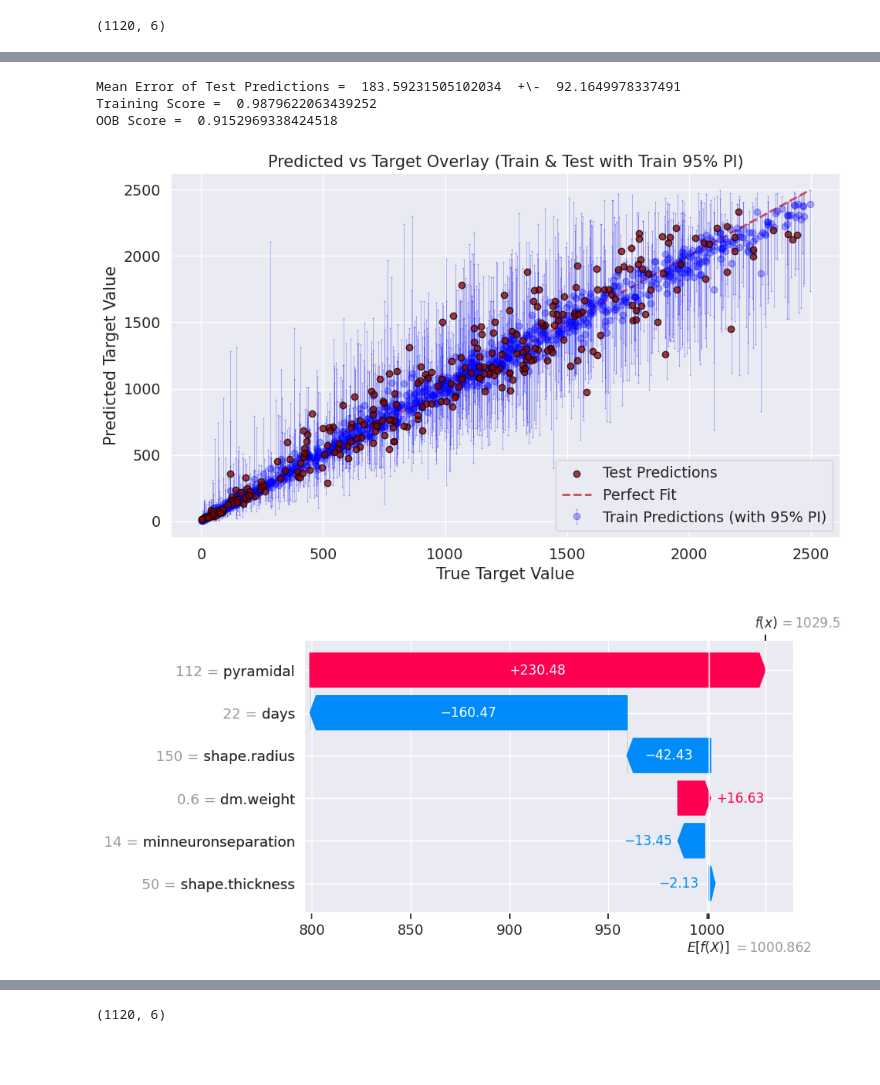
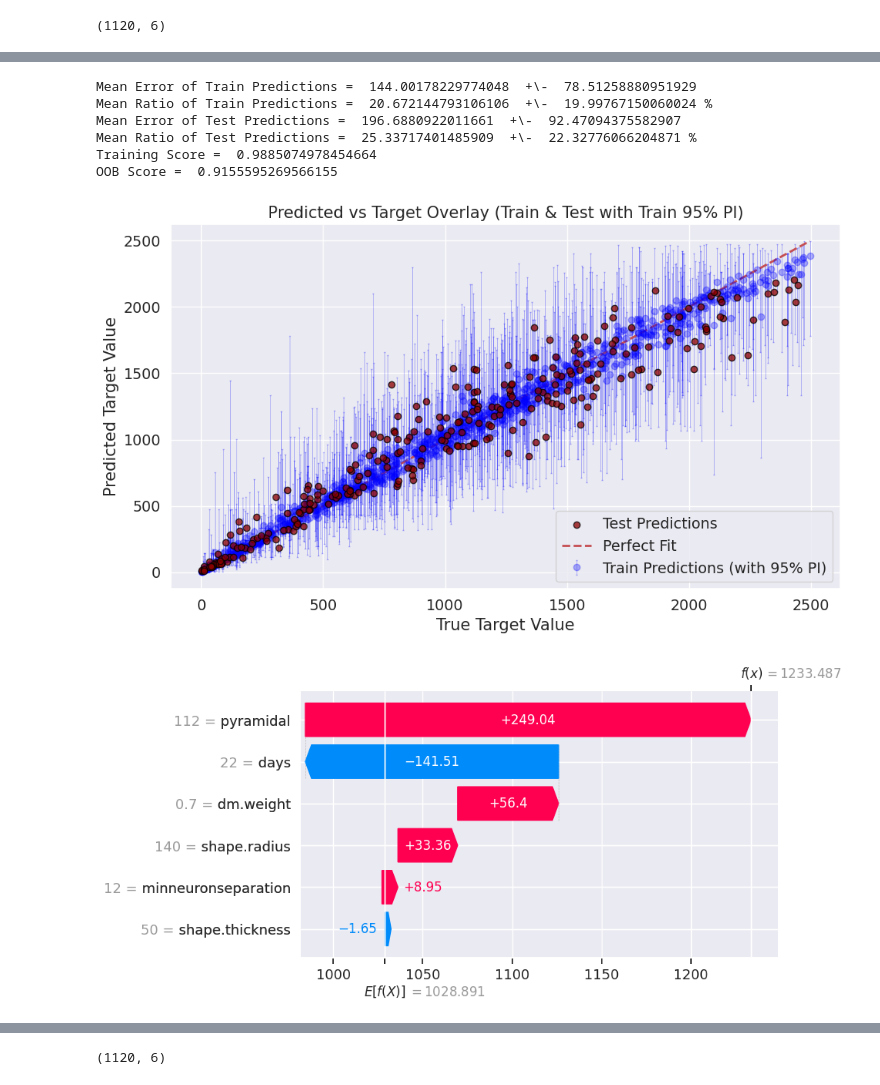
Before and after one commit to carboncopies/BrainEmulationChallenge, a Jupyter notebook: src/models/autoassociative/NetmorphParOptim/Phase2_Optim.ipynb, the cells around one changed output, grey strips where cells are left out. Saved outputs shown, nothing was run; the diff lists cells and outputs as text; code cells hidden in the pictures; blank space fills up the shorter version.

Commit message:
Add additional error calculations for model evaluation.

```diff
--- a/src/models/autoassociative/NetmorphParOptim/Phase2_Optim.ipynb
+++ b/src/models/autoassociative/NetmorphParOptim/Phase2_Optim.ipynb
@@ -144,7 +146,7 @@ print(y_train.head())
 Name: usable_conns2, dtype: int64
 # %%
  # Train Random Forest Regressor
-rf = RandomForestRegressor(n_estimators=100, bootstrap=True, oob_score=True, random_state=42)
+rf = RandomForestRegressor(n_estimators=2000, bootstrap=True, oob_score=True, random_state=42)
 model = rf.fit(X_train, y_train)
 
 
@@ -157,6 +159,14 @@ y_test_pred = rf.predict(X_test)
 train_predictions = np.array([dt.predict(X_train) for dt in rf.estimators_]).T
 lower_bound = np.percentile(train_predictions, 2.5, axis=1)
 upper_bound = np.percentile(train_predictions, 97.5, axis=1)
+
+# Calsulate standard deviation of each train prediction using
+# Lower=μ−1.96σ and Upper=μ+1.96σ
+std_train_pred = (upper_bound - lower_bound) / 3.92
+ratio_train = std_train_pred / y_train_pred * 100   # percentage
+print ('Mean Error of Train Predictions = ', np.mean(std_train_pred), ' +\- ', np.std(std_train_pred))
+print ('Mean Ratio of Train Predictions = ', np.mean(ratio_train), ' +\- ', np.std(ratio_train), '%')
+
 
 # Create combined 'Predicted vs Target' plot overlaying Train (with 95% PI) and Test set
 plt.figure(figsize=(10, 6))
@@ -182,46 +192,55 @@ y_err_test = [y_test_pred - lower_bound_test, upper_bound_test - y_test_pred]
 y_err_test[0] = np.maximum(y_err_test[0], 0)
 y_err_test[1] = np.maximum(y_err_test[1], 0)
 
-# Calsulate standard deviation of each test prediction using # Lower=μ−1.96σ
-# Upper=μ+1.96σ
+# Calsulate standard deviation of each test prediction using
+# Lower=μ−1.96σ and Upper=μ+1.96σ
 std_test_pred = (upper_bound_test - lower_bound_test) / 3.92
+ratio_test = std_test_pred / y_test_pred * 100
 print ('Mean Error of Test Predictions = ', np.mean(std_test_pred), ' +\- ', np.std(std_test_pred))
+print ('Mean Ratio of Test Predictions = ', np.mean(ratio_test), ' +\- ', np.std(ratio_test), '%')
 
 
 # Plot Test predictions as dark red dots
 plt.scatter(y_test, y_test_pred, color='darkred', alpha=0.75, edgecolors='black',
             label='Test Predictions', zorder=5)
 
-# # Plot Test with error bars
+# # Plot Test with error bars # 1.96 sigma (95% PI)
 # plt.errorbar(y_test, y_test_pred, yerr=y_err_test, fmt='o', color='darkred', alpha=0.3,
 #                 label='Test Predictions (with 95% PI)', elinewidth=0.6, capsize=1)
+
+# # Plot Test with error bars  # 1 sigma (68% PI)
+# plt.errorbar(y_test, y_test_pred, yerr=std_test_pred, fmt='o', color='darkred', alpha=0.3,
+#                 label='Test Predictions (with 68% PI)', elinewidth=0.6, capsize=1)
 
 # Plot diagonal reference line
 all_y = np.concatenate([y_train, y_test])
 plt.plot([all_y.min(), all_y.max()], [all_y.min(), all_y.max()], 'r--', lw=2, label='Perfect Fit')
 
 plt.xlabel('True Target Value')
 plt.ylabel('Predicted Target Value')
 plt.title('Predicted vs Target Overlay (Train & Test with Train 95% PI)')
 plt.legend()
 plt.tight_layout()
 
     # Also compute overall metrics
 from sklearn.metrics import mean_squared_error, r2_score
 r2_train = r2_score(y_train, y_train_pred)
 r2_test = r2_score(y_test, y_test_pred)
 
 # If your oob_score is high (e.g., > 0.8), model is generalizing well.
 # If your oob_score is low but your training score is high, your model is "memorizing" the training simulations
 # and your uncertainty intervals (error bars) will be lies — they will look small, but the model will fail on new unseen simulations.
 
 print('Training Score = ', r2_score(y_train, y_train_pred))  # Coefficient of Determination R^2 of the prediction on the training set
 print("OOB Score = ", rf.oob_score_)
 # %% [output]
-Mean Error of Test Predictions =  183.59231505102034  +\-  92.1649978337491
-Training Score =  0.9879622063439252
-OOB Score =  0.9152969338424518
+Mean Error of Train Predictions =  144.00178229774048  +\-  78.51258880951929
+Mean Ratio of Train Predictions =  20.672144793106106  +\-  19.99767150060024 %
+Mean Error of Test Predictions =  196.6880922011661  +\-  92.47094375582907
+Mean Ratio of Test Predictions =  25.33717401485909  +\-  22.32776066204871 %
+Training Score =  0.9885074978454664
+OOB Score =  0.9155595269566155
-[figure, old version]
+[figure, new version]
 # %%
 # explain the model's predictions using SHAP
 # (same syntax works for LightGBM, CatBoost, scikit-learn, transformers, Spark, etc.)
@@ -232,7 +251,7 @@ shap_values = explainer(X_train)
 # visualize the first prediction's explanation
 shap.plots.waterfall(shap_values[0])
 # %% [output]
-[figure, old version]
+[figure, new version]
 # %%
 # shap.summary_plot(shap_values, X_train)
 # %%
```
Also changed, not shown: parts of 32 cells of this notebook.
